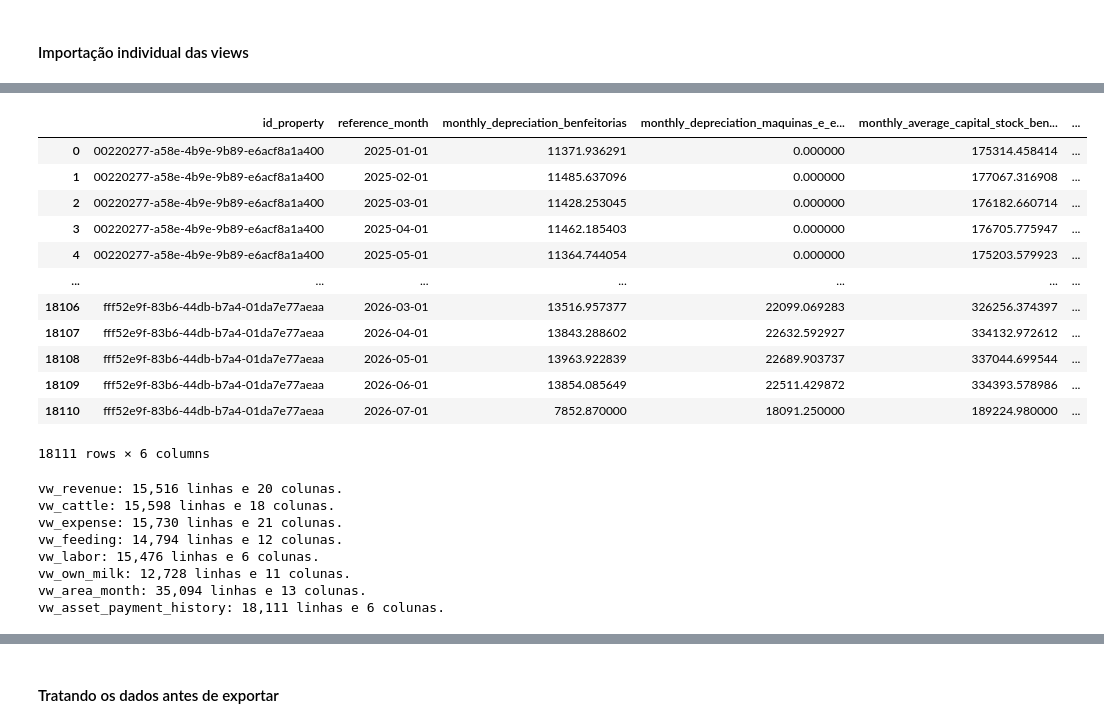
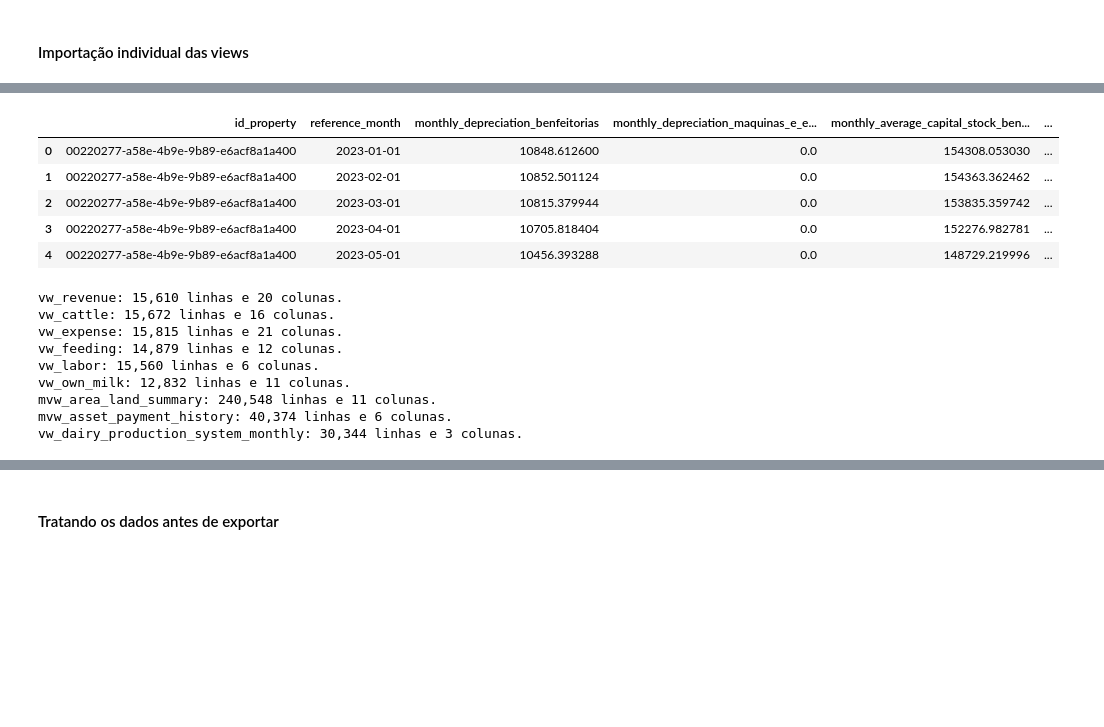
Before and after one commit to noguilhermee/lr-elabore-views, a Jupyter notebook: app/1 - Tratando os dados.ipynb, the cells around one changed output, grey strips where cells are left out. Cells and saved outputs as stored; diff of their text form; code cells hidden in the pictures; blank space fills up the shorter version.

```diff
--- a/app/1 - Tratando os dados.ipynb
+++ b/app/1 - Tratando os dados.ipynb
@@ -144,7 +145,7 @@ Schema atual: public
 CHAVES = ["id_property", "reference_month"]
 
 # Período analisado
-DATA_INICIAL = pd.Timestamp("2025-01-01")
+DATA_INICIAL = pd.Timestamp("2023-01-01")
 
 # Primeiro dia do mês atual
 DATA_FINAL = (pd.Timestamp.today().to_period("M").to_timestamp())
@@ -159,8 +160,9 @@ VIEWS_MERGE = [
     "vw_feeding",
     "vw_labor",
     "vw_own_milk",
-    "vw_area_month",
-    "vw_asset_payment_history",
+    "mvw_area_land_summary",   # substitui "vw_area_history"
+    "mvw_asset_payment_history",
+    "vw_dairy_production_system_monthly",
 ]
 
 # Lista completa de views autorizadas para importação
@@ -170,15 +172,20 @@ views = list(dict.fromkeys( [VIEW_BASE] + VIEWS_MERGE ))
 # CONFIGURAÇÃO ESPECÍFICA DA ÁREA ATIVA
 # ============================================================
 
-NOME_VIEW_AREA = "vw_area_month"
+NOME_VIEW_AREA = "mvw_area_land_summary"  # ajustar para o nome exato que você deu à materialized view
 
 COLUNAS_AREA_ATIVA = [
-    "month_start",
     "id_property",
-    "hectares_owned_mes",
-    "hectares_rented_mes",
-    "hectares_total_mes",
-    "raw_land_value_avg_weighted_mes",
+    "reference_month",
+    "hectares_owned_benfeitorias_estradas",
+    "hectares_owned_app_reserva_legal",
+    "hectares_owned_forrageiras",
+    "hectares_rented_benfeitorias_estradas",
+    "hectares_rented_app_reserva_legal",
+    "hectares_rented_forrageiras",
+    "raw_land_value_benfeitorias_estradas",
+    "raw_land_value_app_reserva_legal",
+    "raw_land_value_forrageiras",
 ]
 
 # ============================================================
@@ -504,9 +511,9 @@ df_expense               = importar_view(nome_view="vw_expense",               e
 df_feeding               = importar_view(nome_view="vw_feeding",               engine=engine, schema=PG_SCHEMA, ordenar_por="id_property")
 df_labor                 = importar_view(nome_view="vw_labor",                 engine=engine, schema=PG_SCHEMA, ordenar_por="id_property")
 df_own_milk              = importar_view(nome_view="vw_own_milk",              engine=engine, schema=PG_SCHEMA, ordenar_por="id_property")
-df_area                  = importar_view(nome_view="vw_area_history",        engine=engine, schema=PG_SCHEMA, ordenar_por="id_property")
-df_asset_payment_history = importar_view(nome_view="vw_asset_payment_history", engine=engine, schema=PG_SCHEMA, ordenar_por="id_property")
-df_production_system     = importar_view(nome_view="vw_dary_production_system", engine=engine, schema=PG_SCHEMA, ordenar_por="id_property")
+df_area                  = importar_view(nome_view=NOME_VIEW_AREA,             engine=engine, schema=PG_SCHEMA, ordenar_por="id_property")
+df_asset_payment_history = importar_view(nome_view="mvw_asset_payment_history",engine=engine, schema=PG_SCHEMA, ordenar_por="id_property")
+df_dairy_production_system_monthly = importar_view(nome_view="vw_dairy_production_system_monthly", engine=engine, schema=PG_SCHEMA, ordenar_por="id_property")
 # %% [output]
 Importando analytics_mart.vw_revenue...
 Importando analytics_mart.vw_cattle...
@@ -688,19 +653,12 @@ Ativos corrigidos e agrupados: 18,111 linhas mensais.
 # %%
-df_asset_payment_history_monthly
+df_asset_payment_history_monthly.head()
 # %% [output]
 |  | id_property | reference_month | monthly_depreciation_benfeitorias | monthly_depreciation_maquinas_e_e... | monthly_average_capital_stock_ben... | ... |
-| 0 | 00220277-a58e-4b9e-9b89-e6acf8a1a400 | 2025-01-01 | 11371.936291 | 0.000000 | 175314.458414 | ... |
-| 1 | 00220277-a58e-4b9e-9b89-e6acf8a1a400 | 2025-02-01 | 11485.637096 | 0.000000 | 177067.316908 | ... |
-| 2 | 00220277-a58e-4b9e-9b89-e6acf8a1a400 | 2025-03-01 | 11428.253045 | 0.000000 | 176182.660714 | ... |
-| 3 | 00220277-a58e-4b9e-9b89-e6acf8a1a400 | 2025-04-01 | 11462.185403 | 0.000000 | 176705.775947 | ... |
-| 4 | 00220277-a58e-4b9e-9b89-e6acf8a1a400 | 2025-05-01 | 11364.744054 | 0.000000 | 175203.579923 | ... |
-| ... | ... | ... | ... | ... | ... | ... |
-| 18106 | fff52e9f-83b6-44db-b7a4-01da7e77aeaa | 2026-03-01 | 13516.957377 | 22099.069283 | 326256.374397 | ... |
-| 18107 | fff52e9f-83b6-44db-b7a4-01da7e77aeaa | 2026-04-01 | 13843.288602 | 22632.592927 | 334132.972612 | ... |
-| 18108 | fff52e9f-83b6-44db-b7a4-01da7e77aeaa | 2026-05-01 | 13963.922839 | 22689.903737 | 337044.699544 | ... |
-| 18109 | fff52e9f-83b6-44db-b7a4-01da7e77aeaa | 2026-06-01 | 13854.085649 | 22511.429872 | 334393.578986 | ... |
-| 18110 | fff52e9f-83b6-44db-b7a4-01da7e77aeaa | 2026-07-01 | 7852.870000 | 18091.250000 | 189224.980000 | ... |
+| 0 | 00220277-a58e-4b9e-9b89-e6acf8a1a400 | 2023-01-01 | 10848.612600 | 0.0 | 154308.053030 | ... |
+| 1 | 00220277-a58e-4b9e-9b89-e6acf8a1a400 | 2023-02-01 | 10852.501124 | 0.0 | 154363.362462 | ... |
+| 2 | 00220277-a58e-4b9e-9b89-e6acf8a1a400 | 2023-03-01 | 10815.379944 | 0.0 | 153835.359742 | ... |
+| 3 | 00220277-a58e-4b9e-9b89-e6acf8a1a400 | 2023-04-01 | 10705.818404 | 0.0 | 152276.982781 | ... |
+| 4 | 00220277-a58e-4b9e-9b89-e6acf8a1a400 | 2023-05-01 | 10456.393288 | 0.0 | 148729.219996 | ... |
-18111 rows × 6 columns
 # %%
 # Mantém compatibilidade com as funções de validação e merge existentes.
 dados_views = {
@@ -710,8 +668,9 @@ dados_views = {
     "vw_feeding": df_feeding,
     "vw_labor": df_labor,
     "vw_own_milk": df_own_milk,
-    "vw_area_month": df_area,
-    "vw_asset_payment_history": df_asset_payment_history_monthly,
+    "mvw_area_land_summary": df_area,   # nome atualizado
+    "mvw_asset_payment_history": df_asset_payment_history_monthly,
+    "vw_dairy_production_system_monthly": df_dairy_production_system_monthly,
 }
 
 for nome_view, df_view in dados_views.items():
@@ -720,14 +679,15 @@ for nome_view, df_view in dados_views.items():
         f"{df_view.shape[1]:,} colunas."
     )
 # %% [output]
-vw_revenue: 15,516 linhas e 20 colunas.
-vw_cattle: 15,598 linhas e 18 colunas.
-vw_expense: 15,730 linhas e 21 colunas.
-vw_feeding: 14,794 linhas e 12 colunas.
-vw_labor: 15,476 linhas e 6 colunas.
-vw_own_milk: 12,728 linhas e 11 colunas.
-vw_area_month: 35,094 linhas e 13 colunas.
-vw_asset_payment_history: 18,111 linhas e 6 colunas.
+vw_revenue: 15,610 linhas e 20 colunas.
+vw_cattle: 15,672 linhas e 16 colunas.
+vw_expense: 15,815 linhas e 21 colunas.
+vw_feeding: 14,879 linhas e 12 colunas.
+vw_labor: 15,560 linhas e 6 colunas.
+vw_own_milk: 12,832 linhas e 11 colunas.
+mvw_area_land_summary: 240,548 linhas e 11 colunas.
+mvw_asset_payment_history: 40,374 linhas e 6 colunas.
+vw_dairy_production_system_monthly: 30,344 linhas e 3 colunas.
 # %%
 CHAVES = ["id_property", "reference_month"]
 
```
Also changed, not shown: parts of 31 cells of this notebook, 23 other files.
